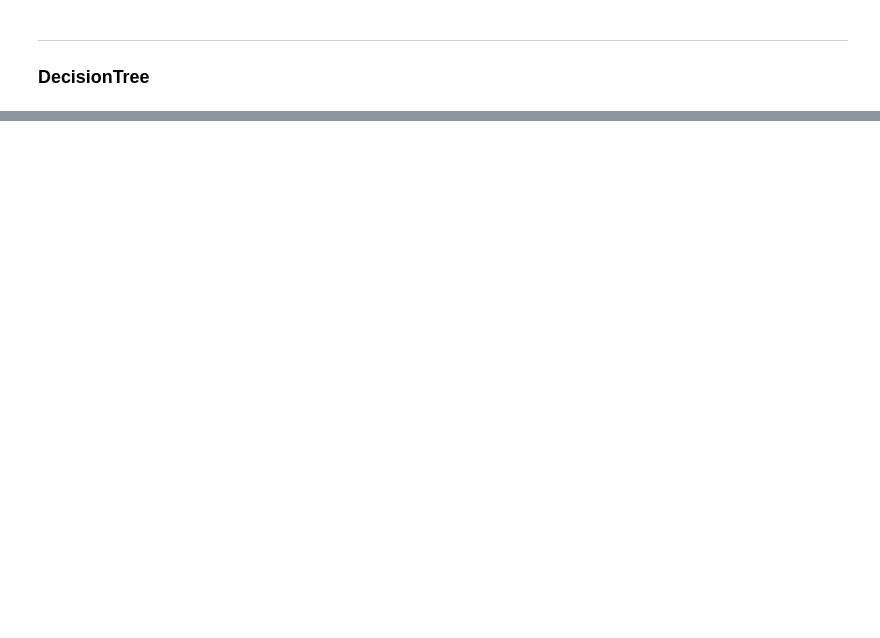
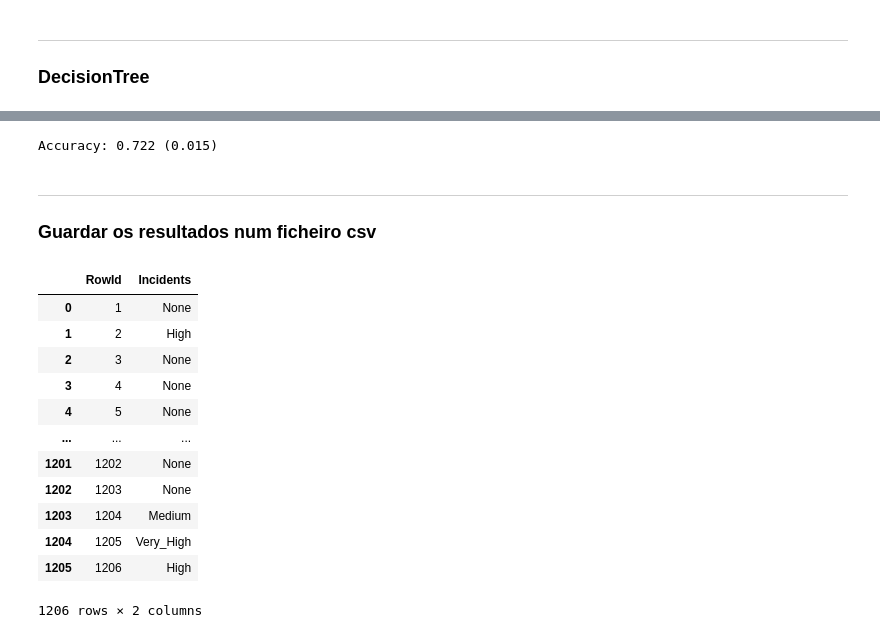
Before and after one commit to bohdan167/DAA, a Jupyter notebook: Datasets_&_Notebooks/Competition/Modeling.ipynb, the cells around one changed output, grey strips where cells are left out. Drawn from its saved outputs; the diff is of its cells as text; code cells hidden in the pictures; blank space fills up the shorter version.

Commit message:
Parte do modeling

```diff
--- a/Datasets_&_Notebooks/Competition/Modeling.ipynb
+++ b/Datasets_&_Notebooks/Competition/Modeling.ipynb
@@ -104,15 +105,15 @@ memory usage: 179.0 KB
 # %%
 print("**DecisionTreeClassifier**")
 clf_Tree = DecisionTreeClassifier(random_state=2022)
-clf_Tree.fit(x,y)
+clf_Tree.fit(X_train,Y_train)
 
 print("Test Data...")
-predictions_Tree = clf_Tree.predict(test)
+predictions_Tree = clf_Tree.predict(X_test)
 print(predictions_Tree)
 
 #k cross val
 print("Training Data...")
-scores = cross_val_score(clf_Tree,x,y)
+scores = cross_val_score(clf_Tree,x,y,cv = 10)
 print("Cross Validation Accuracy: %0.4f (+/- %0.4f)" % (scores.mean(), scores.std() * 2))
 # %% [output]
 **DecisionTreeClassifier**
@@ -125,0 +276,55 @@ ValueError: X has 20 features, but DecisionTreeClassifier is expecting 18 featur
+# %%
+from numpy import mean, std
+cv_inner = KFold(n_splits=3, shuffle=True, random_state=1)
+# define the model
+model = RandomForestClassifier(random_state=2022)
+# define search space
+space = dict()
+space['n_estimators'] = [10, 100, 500]
+space['max_features'] = [2, 4, 6]
+space['criterion'] = ['gini', 'entropy']
+# define search
+search = GridSearchCV(model, space, scoring='accuracy', n_jobs=1, cv=cv_inner, refit=True)
+
+result = search.fit(X_train,Y_train)
+best_model = result.best_estimator_
+predictions= best_model.predict(X_test)
+# configure the cross-validation procedure
+#predictions_final  = pd.DataFrame(predictions, columns = ["Speed_Diff"])
+#print(predictions_final)
+cv_outer = KFold(n_splits=10, shuffle=True, random_state=1)
+# execute the nested cross-validation
+scores = cross_val_score(search, x, y, scoring='accuracy', cv=cv_outer, n_jobs=-1)
+# report performance
+print('Accuracy: %.3f (%.3f)' % (mean(scores), std(scores)))
+# %% [output]
+Accuracy: 0.722 (0.015)
+# %% [markdown]
+---
+### Guardar os resultados num ficheiro csv
+# %%
+# acrescentar headers
+submission = pd.DataFrame(predictions, columns = ["Incidents"])
+submission.insert(0, "RowId", range(1,1207), True)
+
+#transformação dos valores para formato escrito
+submission['Incidents']= submission['Incidents'].replace({0 : 'None', 1 : 'Low', 2 : 'Medium', 3 : 'High', 4 : 'Very_High'})
+
+#passagem para ficheiro csv
+submission.to_csv('submission.csv', index=False)
+
+submission
+# %% [output]
+|  | RowId | Incidents |
+| 0 | 1 | None |
+| 1 | 2 | High |
+| 2 | 3 | None |
+| 3 | 4 | None |
+| 4 | 5 | None |
+| ... | ... | ... |
+| 1201 | 1202 | None |
+| 1202 | 1203 | None |
+| 1203 | 1204 | Medium |
+| 1204 | 1205 | Very_High |
+| 1205 | 1206 | High |
+1206 rows × 2 columns
```
Also changed, not shown: parts of 13 cells of this notebook, 4 other files.
